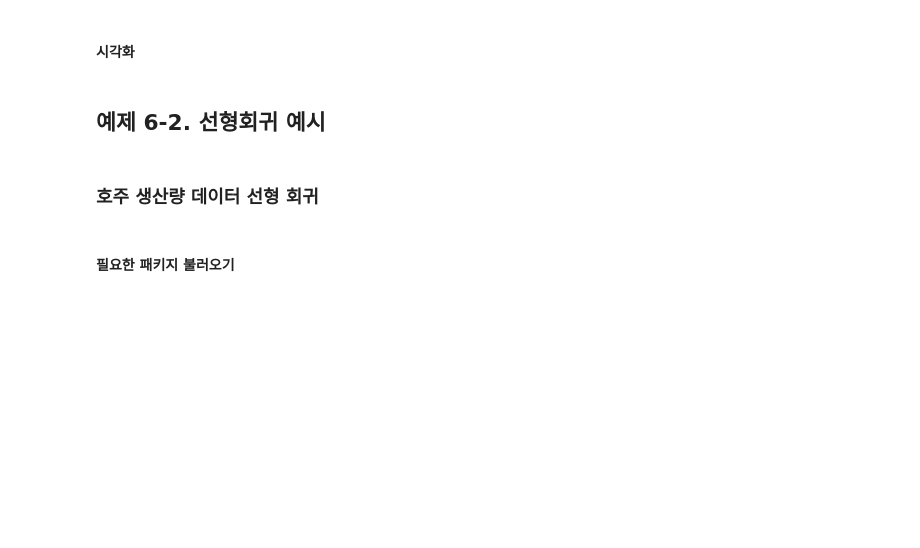
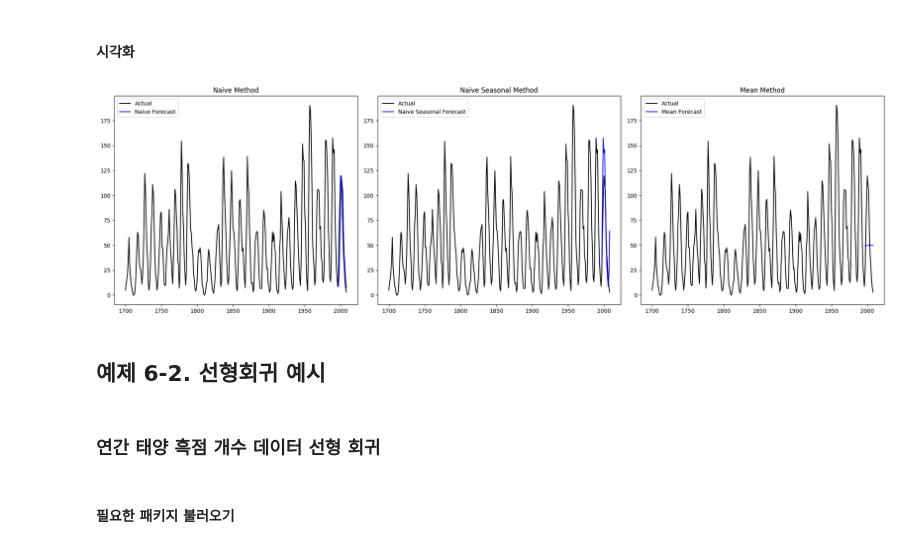
Before and after one commit to safeai-snu/Econometrics, a Jupyter notebook: Part.3/6.Time_Series_Regression_Models.ipynb, the cells around one changed output. Drawn from its saved outputs; the diff is of its cells as text; code cells hidden in the pictures; blank space fills up the shorter version.

```diff
--- a/Part.3/6.Time_Series_Regression_Models.ipynb
+++ b/Part.3/6.Time_Series_Regression_Models.ipynb
@@ -27,52 +35,54 @@ aus_production.set_index('Quarter', inplace=True)
 # %% [markdown]
 #### Naive forecasting
 # %%
-aus_production['Naive'] = aus_production['Bricks'].shift(1)
+sunspot['Naive'] = sunspot.loc[:,'SUNACTIVITY'].shift(1)
 # %% [markdown]
 #### Naive seasonal forecasting
 # %%
-seasonality = 4
-aus_production['Naive_Seasonal'] = aus_production['Bricks'].shift(seasonality)
+seasonality = 10
+sunspot['Naive_Seasonal'] = sunspot.loc[:,'SUNACTIVITY'].shift(seasonality)
 # %% [markdown]
 #### Mean method
 # %%
-aus_production['Mean'] = aus_production['Bricks'].expanding().mean()
+sunspot['Mean'] = sunspot.loc[:,'SUNACTIVITY'].expanding().mean()
 # %% [markdown]
 #### 예측
 # %%
-forecast_start = '2000-01-01'
-naive_mask = (aus_production.index >= forecast_start)
-naive_seasonal_mask = (aus_production.index >= forecast_start)
-mean_mask = (aus_production.index >= forecast_start)
+forecast_start = 1997
+naive_mask = (sunspot.index >= forecast_start)
+naive_seasonal_mask = (sunspot.index >= forecast_start)
+mean_mask = (sunspot.index >= forecast_start)
 # %% [markdown]
 #### 시각화
 # %%
 plt.figure(figsize=(20,6))
 
 plt.subplot(131)
-plt.plot(aus_production['Bricks'], label='Actual', color='black')
-plt.plot(aus_production.index[naive_mask], aus_production['Naive'][naive_mask], label='Naive Forecast', color='blue')
+plt.plot(sunspot['SUNACTIVITY'], label='Actual', color='black')
+plt.plot(sunspot.index[naive_mask], sunspot['Naive'][naive_mask], label='Naive Forecast', color='blue')
 plt.title('Naive Method')
 plt.legend()
 
 plt.subplot(132)
-plt.plot(aus_production['Bricks'], label='Actual', color='black')
-plt.plot(aus_production.index[naive_seasonal_mask], aus_production['Naive_Seasonal'][naive_seasonal_mask], label='Naive Seasonal Forecast', color='blue')
+plt.plot(sunspot['SUNACTIVITY'], label='Actual', color='black')
+plt.plot(sunspot.index[naive_seasonal_mask], sunspot['Naive_Seasonal'][naive_seasonal_mask], label='Naive Seasonal Forecast', color='blue')
 plt.title('Naive Seasonal Method')
 plt.legend()
 
 plt.subplot(133)
-plt.plot(aus_production['Bricks'], label='Actual', color='black')
-plt.plot(aus_production.index[mean_mask], aus_production['Mean'][mean_mask], label='Mean Forecast', color='blue')
+plt.plot(sunspot['SUNACTIVITY'], label='Actual', color='black')
+plt.plot(sunspot.index[mean_mask], sunspot['Mean'][mean_mask], label='Mean Forecast', color='blue')
 plt.title('Mean Method')
 plt.legend()
 
 plt.tight_layout()
 plt.show()
+# %% [output]
+[figure, added]
 # %% [markdown]
 ## 예제 6-2. 선형회귀 예시
 # %% [markdown]
-### 호주 생산량 데이터 선형 회귀
+### 연간 태양 흑점 개수 데이터 선형 회귀
 # %% [markdown]
 #### 필요한 패키지 불러오기
 # %%
```
Also changed, not shown: parts of 15 cells of this notebook, 3 other files.
